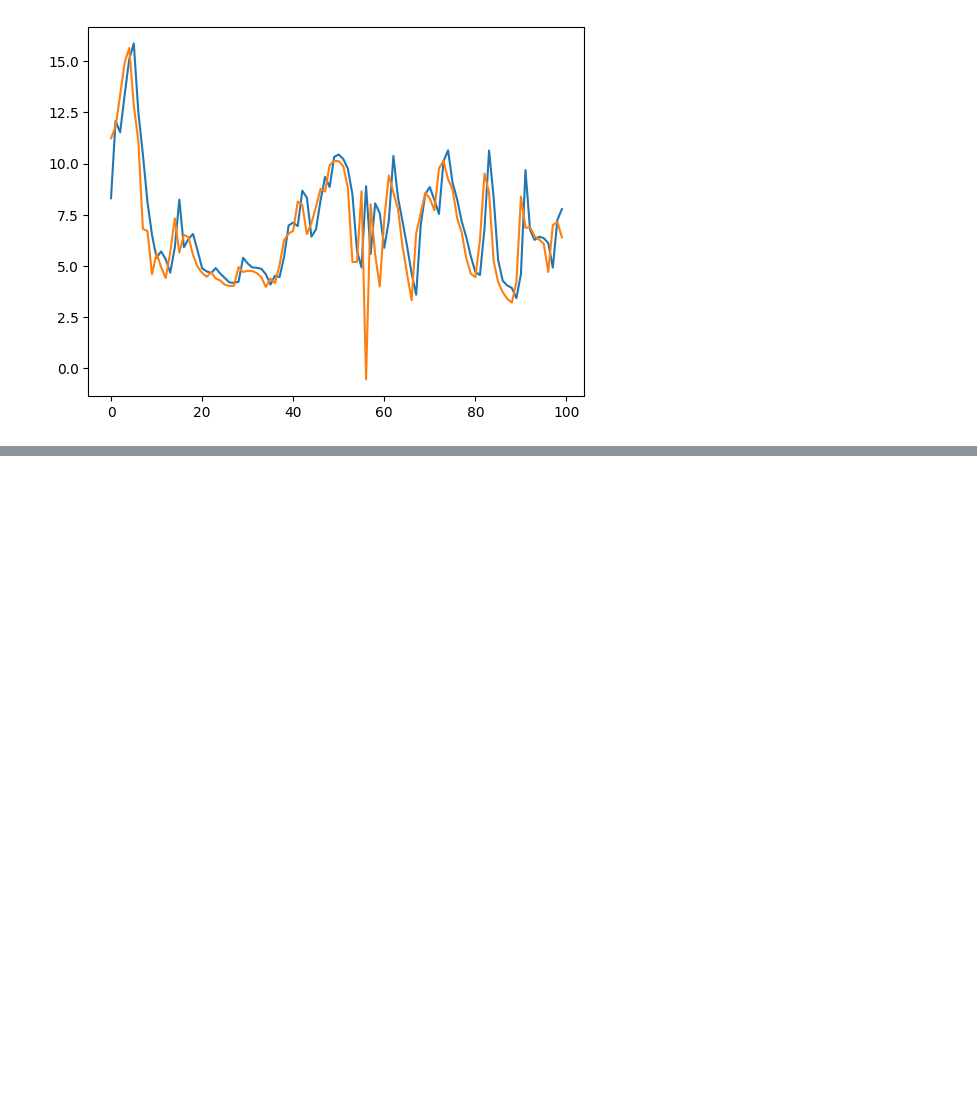
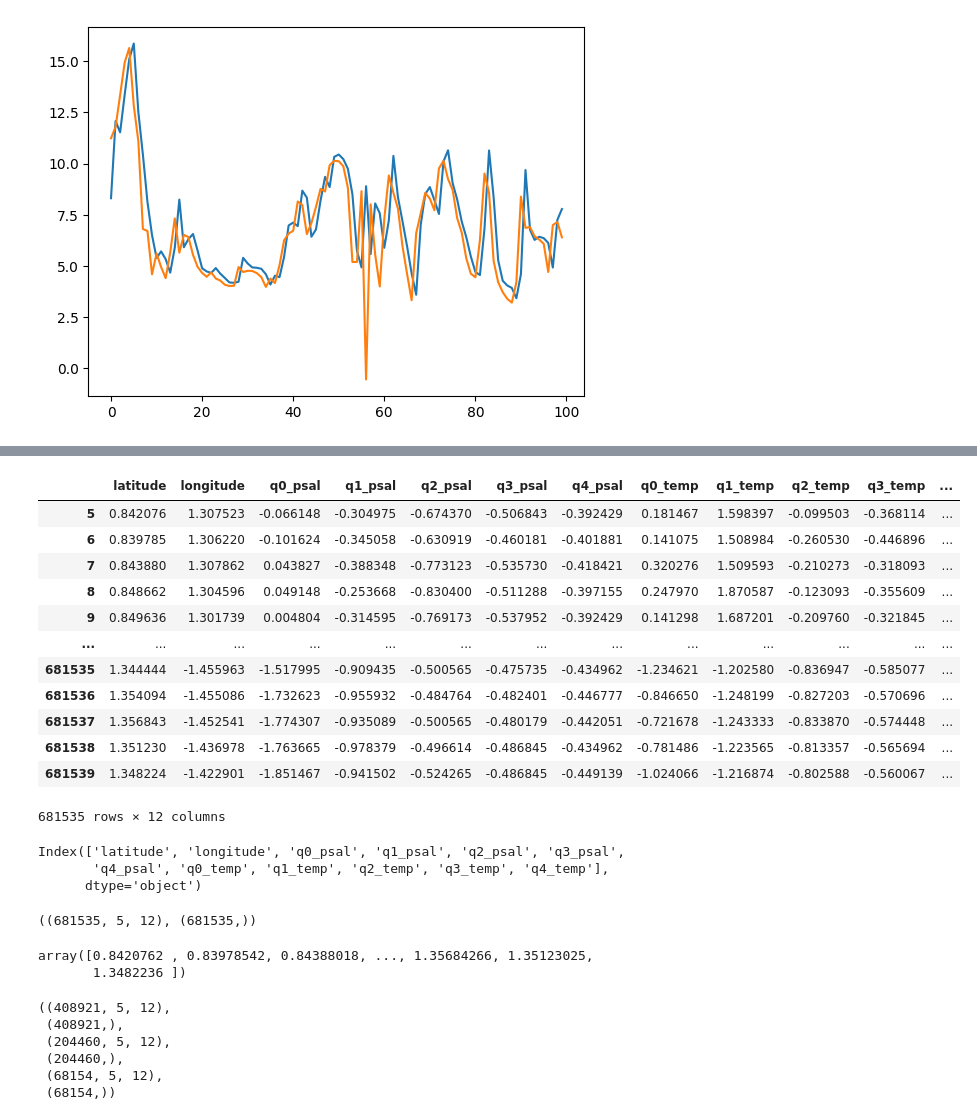
Before and after one commit to JonPGallegos/ocean_climate, a Jupyter notebook: ocean_climate.ipynb, the cells around one changed output, grey strips where cells are left out. Drawn from its saved outputs; the diff is of its cells as text; code cells hidden in the pictures; blank space fills up the shorter version.

```diff
--- a/ocean_climate.ipynb
+++ b/ocean_climate.ipynb
@@ -608,0 +751,33 @@ model2.fit(X_train1, y_train1, validation_data=(X_val1, y_val1), epochs=10, call
+# %%
+temp_df = df.drop(['Unnamed: 0','float_number','date','distance'], axis=1)
+# %%
+from sklearn.preprocessing import StandardScaler
+
+scaler = StandardScaler()
+
+# Fit and transform the data to standardize it
+# This returns a NumPy array, so we need to convert it back to a DataFrame
+scaled_data = scaler.fit_transform(temp_df)
+temp_df = pd.DataFrame(scaled_data, columns=temp_df.columns)
+# %%
+temp_df[5:]
+# %% [output]
+|  | latitude | longitude | q0_psal | q1_psal | q2_psal | q3_psal | q4_psal | q0_temp | q1_temp | q2_temp | q3_temp | ... |
+| 5 | 0.842076 | 1.307523 | -0.066148 | -0.304975 | -0.674370 | -0.506843 | -0.392429 | 0.181467 | 1.598397 | -0.099503 | -0.368114 | ... |
+| 6 | 0.839785 | 1.306220 | -0.101624 | -0.345058 | -0.630919 | -0.460181 | -0.401881 | 0.141075 | 1.508984 | -0.260530 | -0.446896 | ... |
+| 7 | 0.843880 | 1.307862 | 0.043827 | -0.388348 | -0.773123 | -0.535730 | -0.418421 | 0.320276 | 1.509593 | -0.210273 | -0.318093 | ... |
+| 8 | 0.848662 | 1.304596 | 0.049148 | -0.253668 | -0.830400 | -0.511288 | -0.397155 | 0.247970 | 1.870587 | -0.123093 | -0.355609 | ... |
+| 9 | 0.849636 | 1.301739 | 0.004804 | -0.314595 | -0.769173 | -0.537952 | -0.392429 | 0.141298 | 1.687201 | -0.209760 | -0.321845 | ... |
+| ... | ... | ... | ... | ... | ... | ... | ... | ... | ... | ... | ... | ... |
+| 681535 | 1.344444 | -1.455963 | -1.517995 | -0.909435 | -0.500565 | -0.475735 | -0.434962 | -1.234621 | -1.202580 | -0.836947 | -0.585077 | ... |
+| 681536 | 1.354094 | -1.455086 | -1.732623 | -0.955932 | -0.484764 | -0.482401 | -0.446777 | -0.846650 | -1.248199 | -0.827203 | -0.570696 | ... |
+| 681537 | 1.356843 | -1.452541 | -1.774307 | -0.935089 | -0.500565 | -0.480179 | -0.442051 | -0.721678 | -1.243333 | -0.833870 | -0.574448 | ... |
+| 681538 | 1.351230 | -1.436978 | -1.763665 | -0.978379 | -0.496614 | -0.486845 | -0.434962 | -0.781486 | -1.223565 | -0.813357 | -0.565694 | ... |
+| 681539 | 1.348224 | -1.422901 | -1.851467 | -0.941502 | -0.524265 | -0.486845 | -0.449139 | -1.024066 | -1.216874 | -0.802588 | -0.560067 | ... |
+681535 rows × 12 columns
+# %%
+temp_df.columns
+# %% [output]
+Index(['latitude', 'longitude', 'q0_psal', 'q1_psal', 'q2_psal', 'q3_psal',
+       'q4_psal', 'q0_temp', 'q1_temp', 'q2_temp', 'q3_temp', 'q4_temp'],
+      dtype='object')
@@ -608,0 +795,25 @@ model2.fit(X_train1, y_train1, validation_data=(X_val1, y_val1), epochs=10, call
+# %%
+X2, y2 = df_to_X_y2(temp_df, 5)
+X2.shape, y2.shape
+# %% [output]
+((681535, 5, 12), (681535,))
+# %%
+y2
+# %% [output]
+array([0.8420762 , 0.83978542, 0.84388018, ..., 1.35684266, 1.35123025,
+       1.3482236 ])
+# %%
+train_size = round(0.6*(len(X2)))
+val_size = round(0.3*(len(X2)))
+
+X_train2, y_train2 = X2[:train_size], y2[:train_size]
+X_val2, y_val2 = X2[train_size:train_size+val_size], y2[train_size:train_size+val_size]
+X_test2, y_test2 = X2[train_size+val_size:], y2[train_size+val_size:]
+X_train2.shape, y_train2.shape, X_val2.shape, y_val2.shape, X_test2.shape, y_test2.shape
+# %% [output]
+((408921, 5, 12),
+ (408921,),
+ (204460, 5, 12),
+ (204460,),
+ (68154, 5, 12),
+ (68154,))
```
Also changed, not shown: parts of 27 cells of this notebook.
